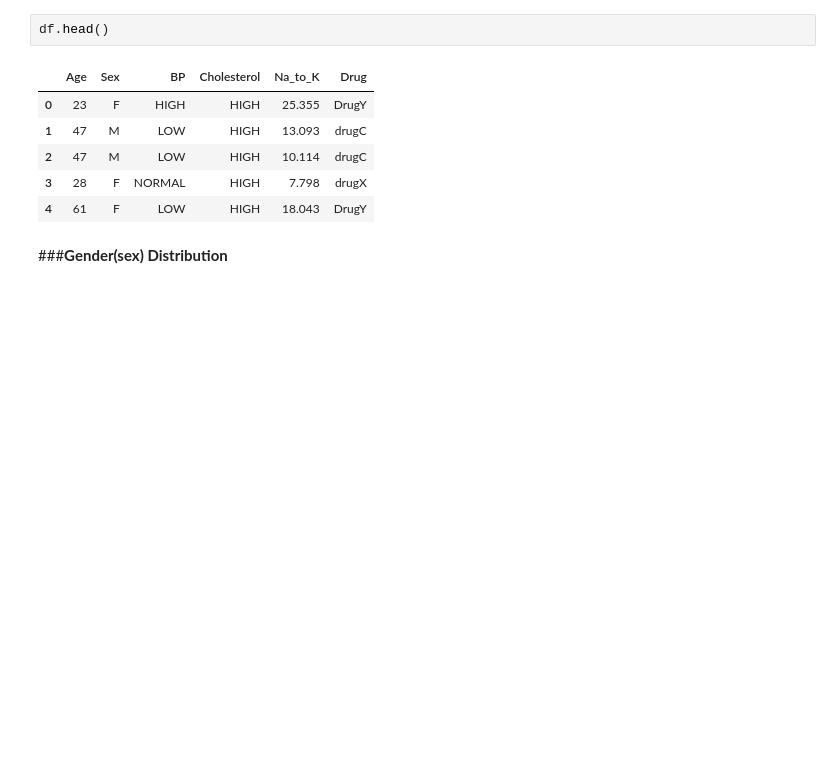
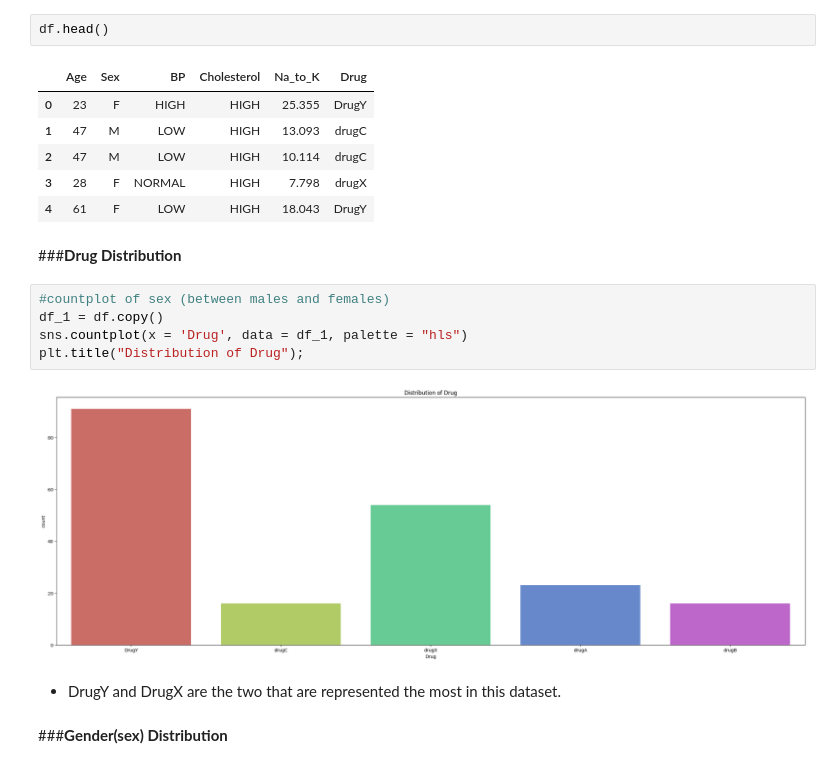
Before and after one commit to kwanda2426/projects, a Jupyter notebook: classification_dt.ipynb, the cells around one changed output. Cells and saved outputs as stored; diff of their text form; blank space fills up the shorter version.

```diff
--- a/classification_dt.ipynb
+++ b/classification_dt.ipynb
@@ -198,6 +198,17 @@ df.head()
 | 2 | 47 | M | LOW | HIGH | 10.114 | drugC |
 | 3 | 28 | F | NORMAL | HIGH | 7.798 | drugX |
 | 4 | 61 | F | LOW | HIGH | 18.043 | DrugY |
+# %% [markdown]
+###**Drug Distribution**
+# %%
+#countplot of sex (between males and females)
+df_1 = df.copy()
+sns.countplot(x = 'Drug', data = df_1, palette = "hls")
+plt.title("Distribution of Drug");
+# %% [output]
+[figure, added]
+# %% [markdown]
+- DrugY and DrugX are the two that are represented the most in this dataset.
 # %% [markdown]
 ###**Gender(sex) Distribution**
 # %%
```
Also changed, not shown: parts of 10 cells of this notebook.
